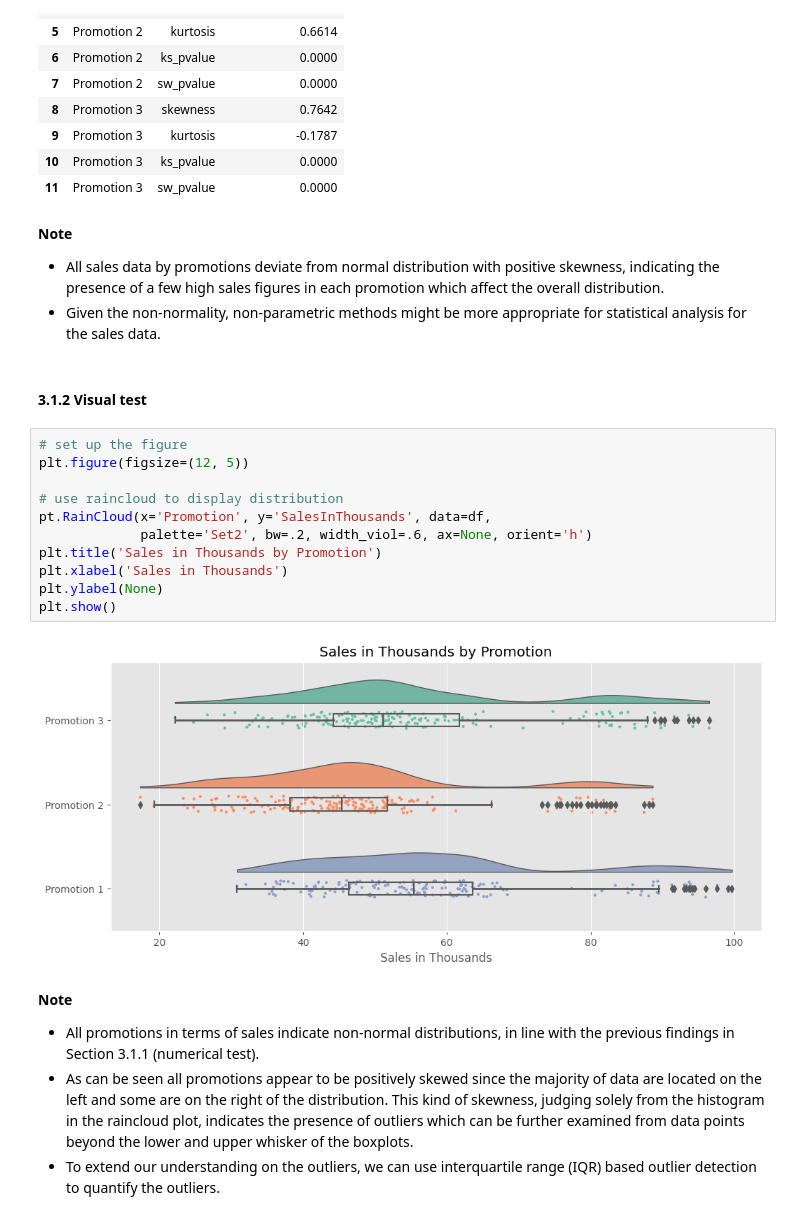
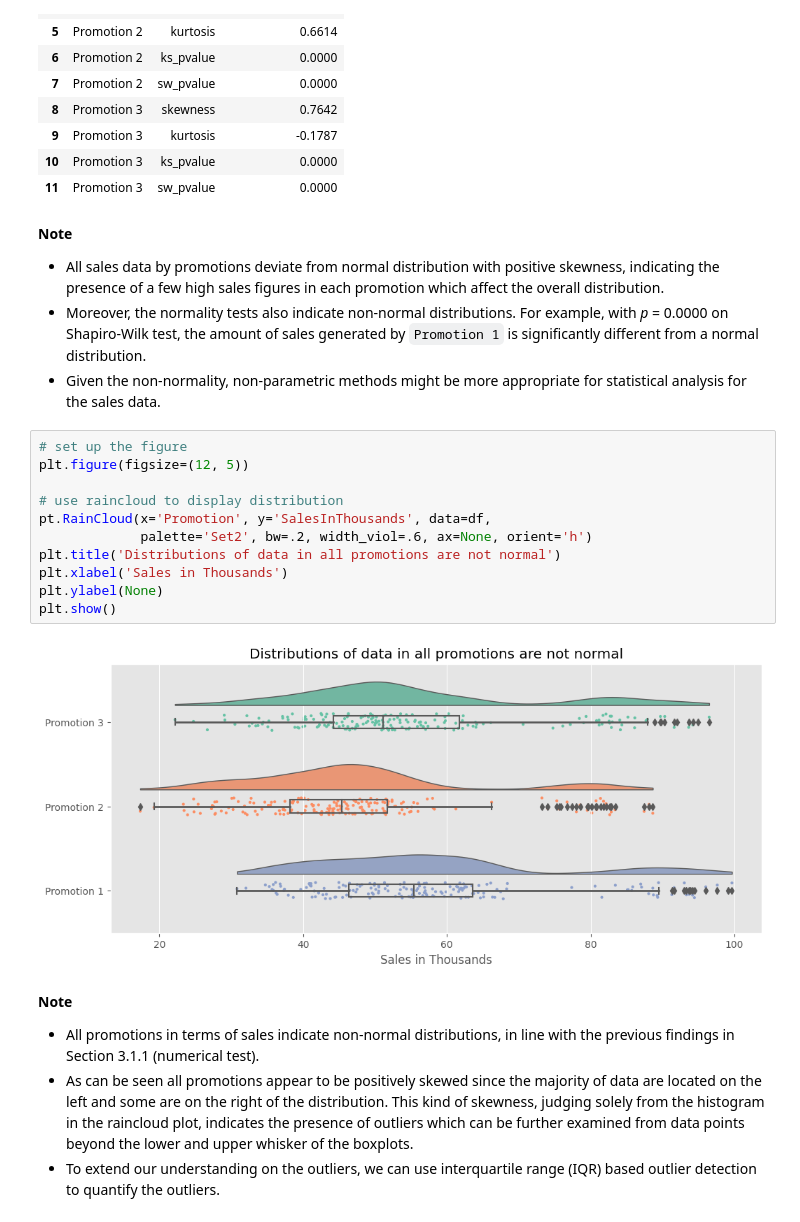
Before and after one commit to LingAdeu/ab-testing-campaign-effectiveness, a Jupyter notebook: notebook/workspace.ipynb, the cells around one changed output. Drawn from its saved outputs; the diff is of its cells as text.

```diff
--- a/notebook/workspace.ipynb
+++ b/notebook/workspace.ipynb
@@ -124,22 +122,21 @@ df.groupby('Promotion')['SalesInThousands'].apply(test_normality).reset_index().
 # %% [markdown]
 **Note**
 - All sales data by promotions deviate from normal distribution with positive skewness, indicating the presence of a few high sales figures in each promotion which affect the overall distribution.
+- Moreover, the normality tests also indicate non-normal distributions. For example, with *p* = 0.0000 on Shapiro-Wilk test, the amount of sales generated by `Promotion 1` is significantly different from a normal distribution.
 - Given the non-normality, non-parametric methods might be more appropriate for statistical analysis for the sales data.
-# %% [markdown]
-#### **3.1.2 Visual test**
 # %%
 # set up the figure
 plt.figure(figsize=(12, 5))
 
 # use raincloud to display distribution
 pt.RainCloud(x='Promotion', y='SalesInThousands', data=df,
              palette='Set2', bw=.2, width_viol=.6, ax=None, orient='h')
-plt.title('Sales in Thousands by Promotion')
+plt.title('Distributions of data in all promotions are not normal')
 plt.xlabel('Sales in Thousands')
 plt.ylabel(None)
 plt.show()
 # %% [output]
-[figure, old version]
+[figure, new version]
 # %% [markdown]
 **Note**
 - All promotions in terms of sales indicate non-normal distributions, in line with the previous findings in Section 3.1.1 (numerical test).
```
Also changed, not shown: parts of 12 cells of this notebook, 1 other file.
